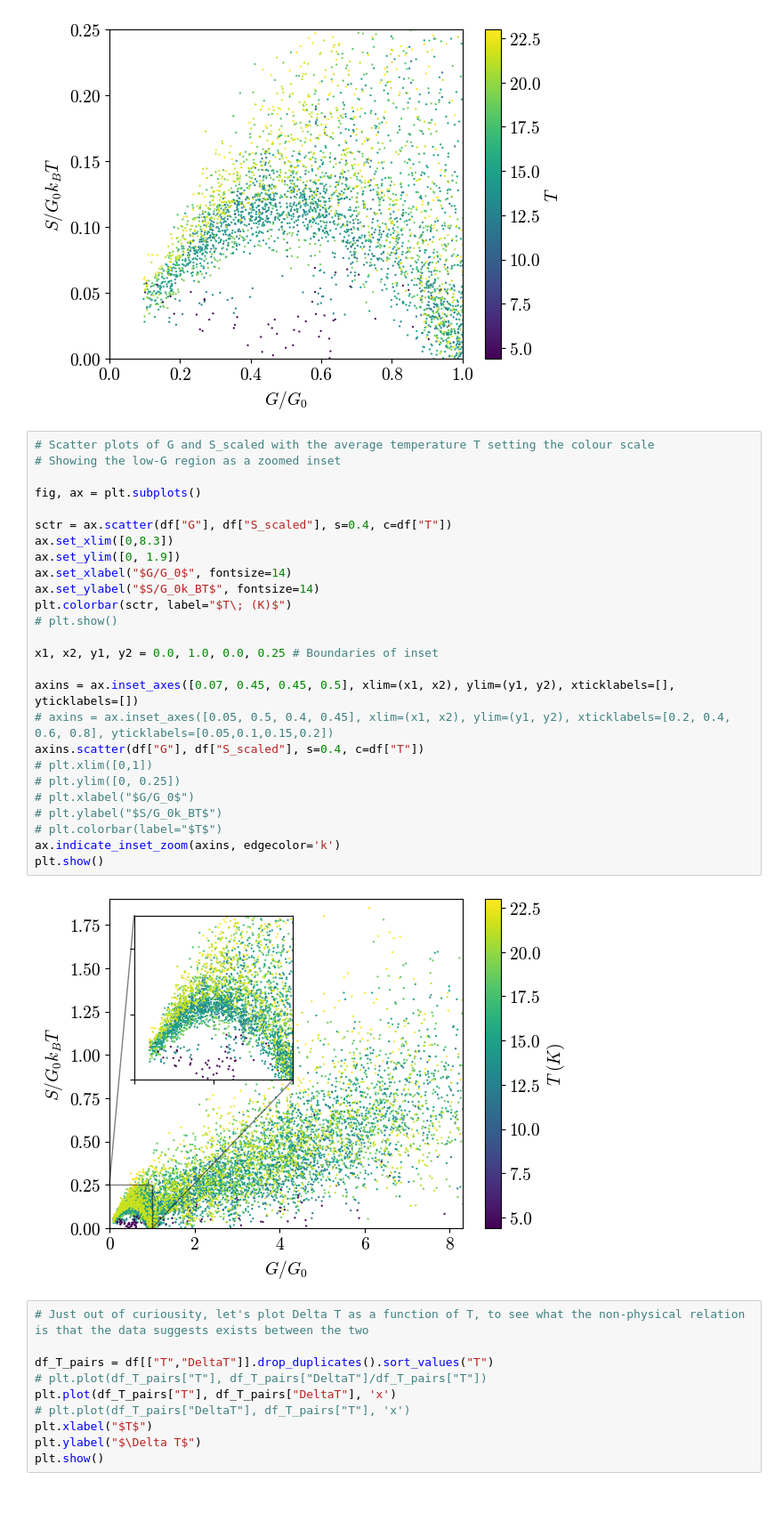
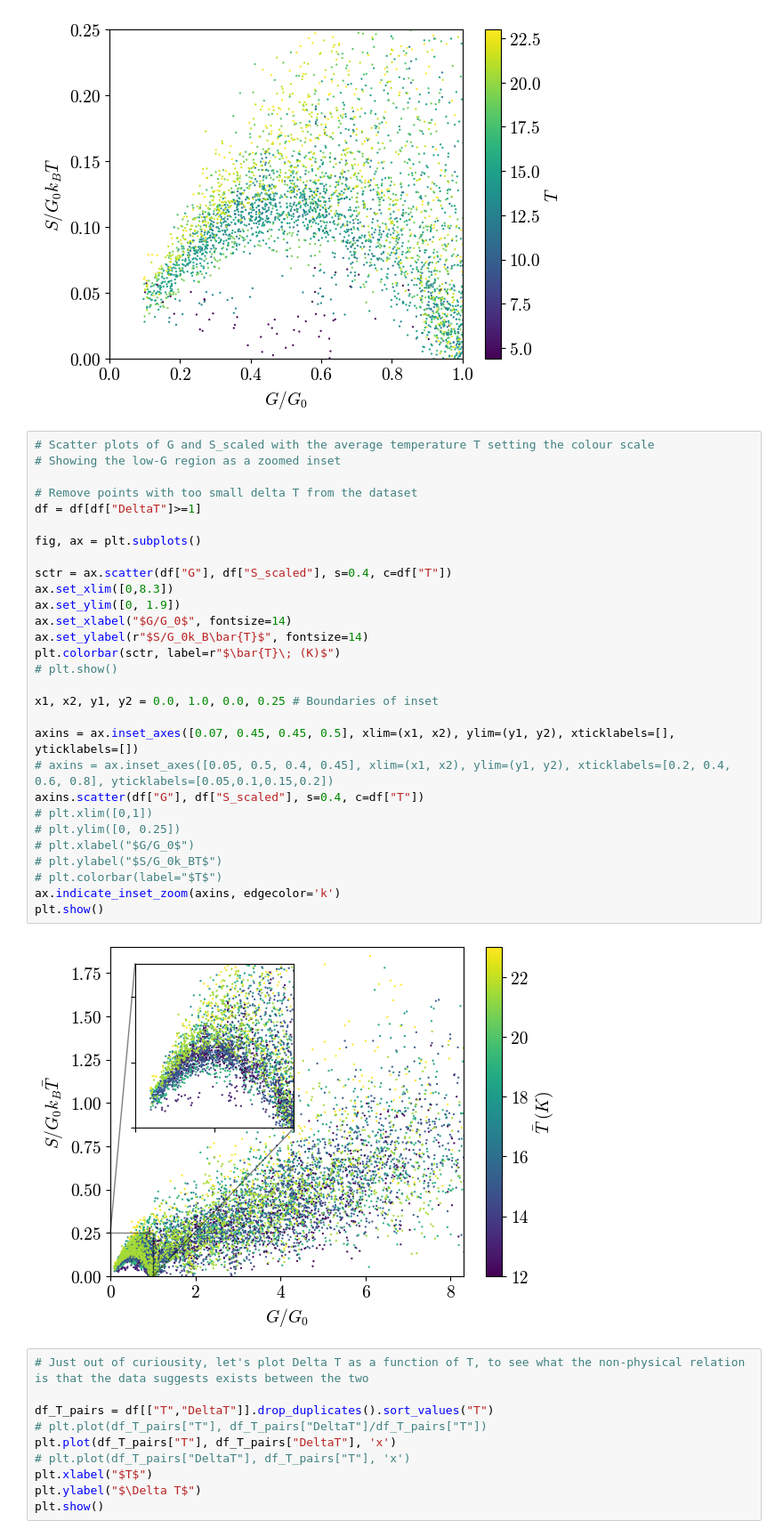
Before and after one commit to matthew-gerry/delta_T_noise_ML, a Jupyter notebook: data_visualization.ipynb, the cells around one changed output. Shown at 89% size. Saved outputs shown, nothing was run; the diff lists cells and outputs as text; blank space fills up the shorter version.

Commit message:
made some minor corrections to the figures, added a polished figure for the histogram of x values

```diff
--- a/data_visualization.ipynb
+++ b/data_visualization.ipynb
@@ -94,31 +94,34 @@ plt.show()
 # %%
 # Scatter plots of G and S_scaled with the average temperature T setting the colour scale
 # Showing the low-G region as a zoomed inset
+
+# Remove points with too small delta T from the dataset
+df = df[df["DeltaT"]>=1]
 
 fig, ax = plt.subplots()
 
 sctr = ax.scatter(df["G"], df["S_scaled"], s=0.4, c=df["T"])
 ax.set_xlim([0,8.3])
 ax.set_ylim([0, 1.9])
 ax.set_xlabel("$G/G_0$", fontsize=14)
-ax.set_ylabel("$S/G_0k_BT$", fontsize=14)
-plt.colorbar(sctr, label="$T\; (K)$")
+ax.set_ylabel(r"$S/G_0k_B\bar{T}$", fontsize=14)
+plt.colorbar(sctr, label=r"$\bar{T}\; (K)$")
 # plt.show()
 
 x1, x2, y1, y2 = 0.0, 1.0, 0.0, 0.25 # Boundaries of inset
 
 axins = ax.inset_axes([0.07, 0.45, 0.45, 0.5], xlim=(x1, x2), ylim=(y1, y2), xticklabels=[], yticklabels=[])
 # axins = ax.inset_axes([0.05, 0.5, 0.4, 0.45], xlim=(x1, x2), ylim=(y1, y2), xticklabels=[0.2, 0.4, 0.6, 0.8], yticklabels=[0.05,0.1,0.15,0.2])
 axins.scatter(df["G"], df["S_scaled"], s=0.4, c=df["T"])
 # plt.xlim([0,1])
 # plt.ylim([0, 0.25])
 # plt.xlabel("$G/G_0$")
 # plt.ylabel("$S/G_0k_BT$")
 # plt.colorbar(label="$T$")
 ax.indicate_inset_zoom(axins, edgecolor='k')
 plt.show()
 # %% [output]
-[figure, old version]
+[figure, new version]
 # %%
 # Just out of curiousity, let's plot Delta T as a function of T, to see what the non-physical relation is that the data suggests exists between the two
 
```
Also changed, not shown: 2 other files.
